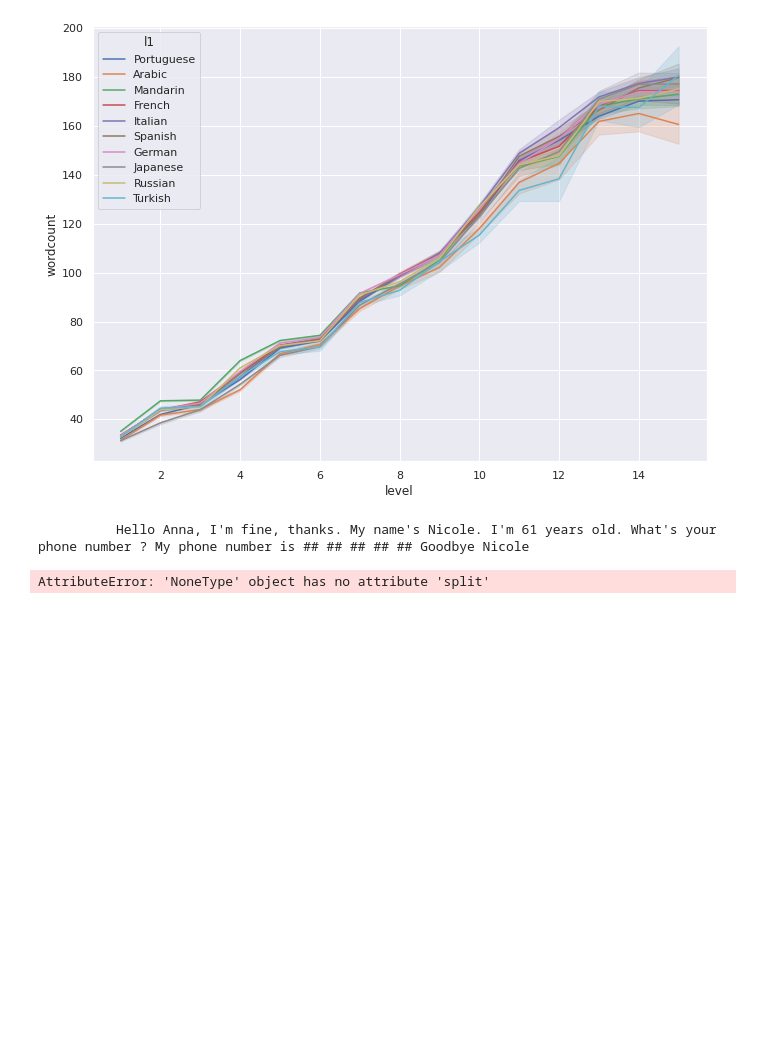
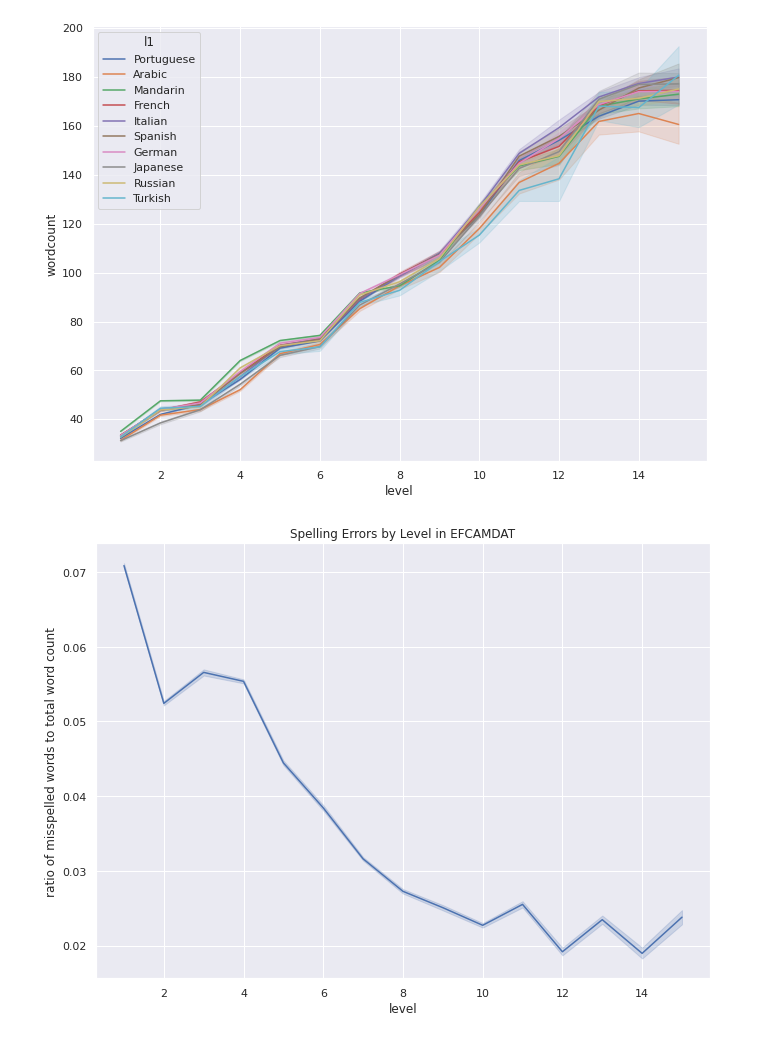
Before and after one commit to langdonholmes/nli-transformers-showcase, a Jupyter notebook: src/explore_data.ipynb, the cells around one changed output. Cells and saved outputs as stored; diff of their text form; code cells hidden in the pictures; blank space fills up the shorter version.

```diff
--- a/src/explore_data.ipynb
+++ b/src/explore_data.ipynb
@@ -40,14 +53,20 @@ sns.lineplot(data=df.reset_index(), x='level', y='wordcount', hue='l1')
 <AxesSubplot:xlabel='level', ylabel='wordcount'>
 [figure]
 # %%
-from spellchecker import SpellChecker
+def countMisspellings(text):
+    text = text.lower().translate(str.maketrans('', '', string.punctuation))
+    word_list = text.split()
+    # find those words that may be misspelled
+    misspelled = spell.unknown(word_list)
+    return len(misspelled)
+spell = SpellChecker()
 
-spell = SpellChecker()
-text = print(df[df['level']==1].iloc[essay_num]['text'])
-word_list = text.split()
-# # find those words that may be misspelled
-# misspelled = spell.unknown(word_list)
-# misspelled
+df['num_misspellings'] = df['text'].apply(lambda x: countMisspellings(x))
+df['misspellings_ratio'] = df['num_misspellings']/df['wordcount']
-# %% [output]
-          Hello Anna, I'm fine, thanks. My name's Nicole. I'm 61 years old. What's your phone number ? My phone number is ## ## ## ## ## Goodbye Nicole
-AttributeError: 'NoneType' object has no attribute 'split'
+# %%
+sns.lineplot(data=df.reset_index(), x='level', y='misspellings_ratio')
+plt.title('Spelling Errors by Level in EFCAMDAT')
+plt.ylabel('ratio of misspelled words to total word count')
+plt.show()
+# %% [output]
+[figure, added]
```
Also changed, not shown: parts of 9 cells of this notebook, 2 other files.
